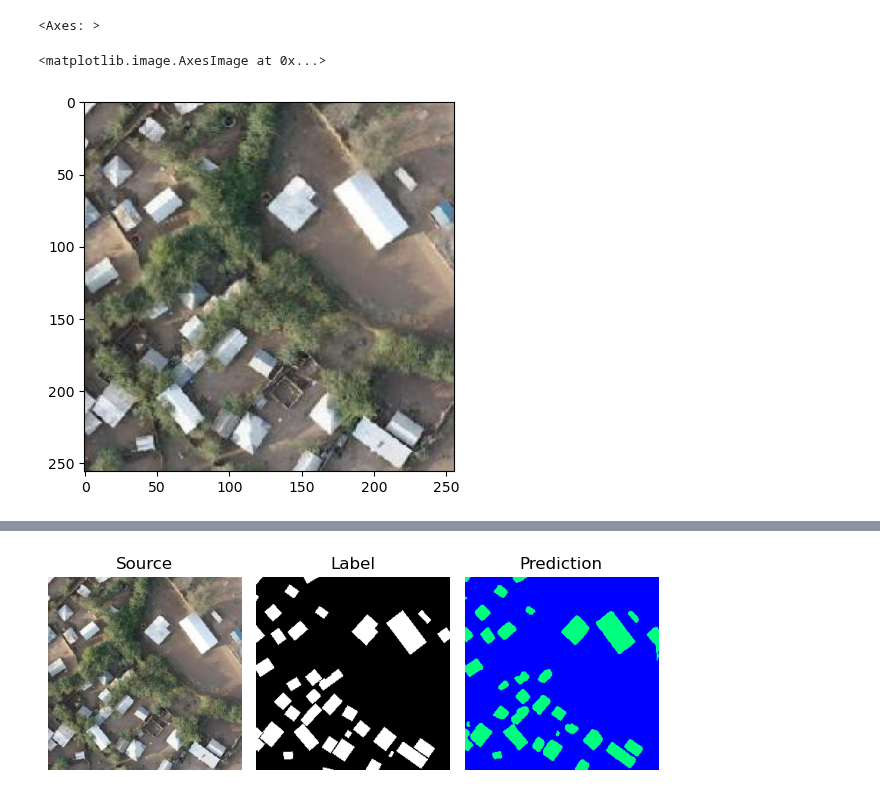
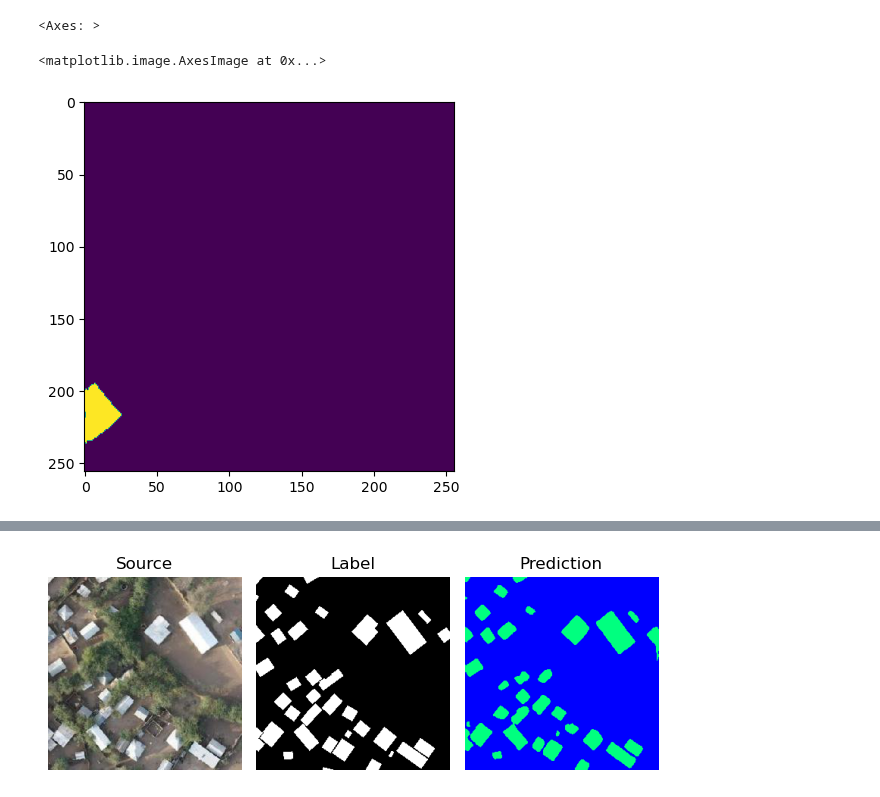
Before and after one commit to ciupava/fAIr-utilities, a Jupyter notebook: hot_fair_utilities/inference/basic_testing.ipynb, the cells around one changed output, grey strips where cells are left out. Cells and saved outputs as stored; diff of their text form; code cells hidden in the pictures.

Commit message:
some edits to create imagery for poster SoTM Nairobi

```diff
--- a/hot_fair_utilities/inference/basic_testing.ipynb
+++ b/hot_fair_utilities/inference/basic_testing.ipynb
@@ -32,9 +34,9 @@ def visualise(image,reference,matched):
 rgb_image = plt.imread("/home/annazan/fAIr-utilities/ramp-data/metric_data/model51_td364/train/pred-chips/OAM-312862-256652-19.tif")
 # labels = plt.imread("/home/annazan/fAIr-utilities/ramp-data/metric_data/model51_td364/train/pred-labels/OAM-312862-256652-19.geojson")
 mask = plt.imread("/home/annazan/fAIr-utilities/ramp-data/metric_data/model51_td364/train/pred-binarymasks/OAM-312862-256652-19.mask.tif")
-prediction = plt.imread("/home/annazan/fAIr-utilities/ramp-data/predictions/model51_td364/OAM-312862-256652-19.tif")
+prediction = plt.imread("/home/annazan/fAIr-utilities/ramp-data/predictions/nairobi5/OAM-315756-264006-19.tif")
 # %%
-plt.imshow(rgb_image)
+plt.imshow(prediction)
 # %% [output]
 <matplotlib.image.AxesImage at 0x...>
-[figure, old version]
+[figure, new version]
```
Also changed, not shown: parts of 2 cells of this notebook, 4 other files.
